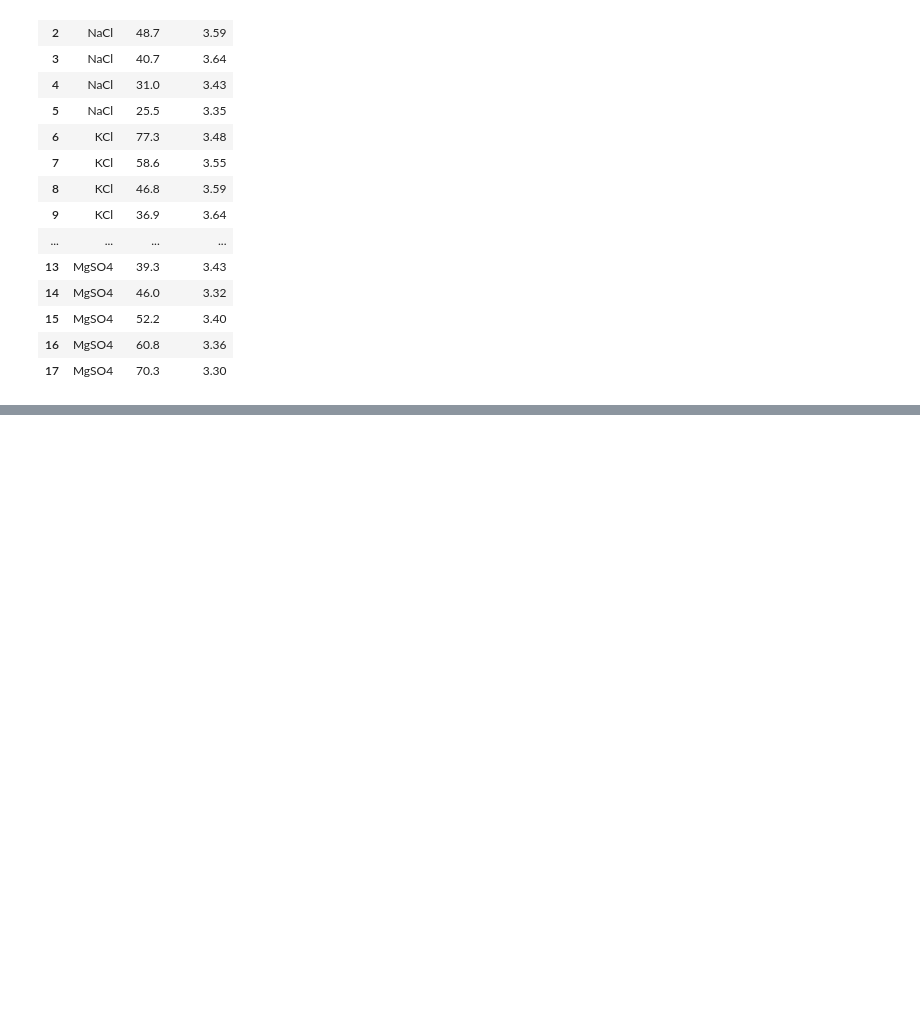
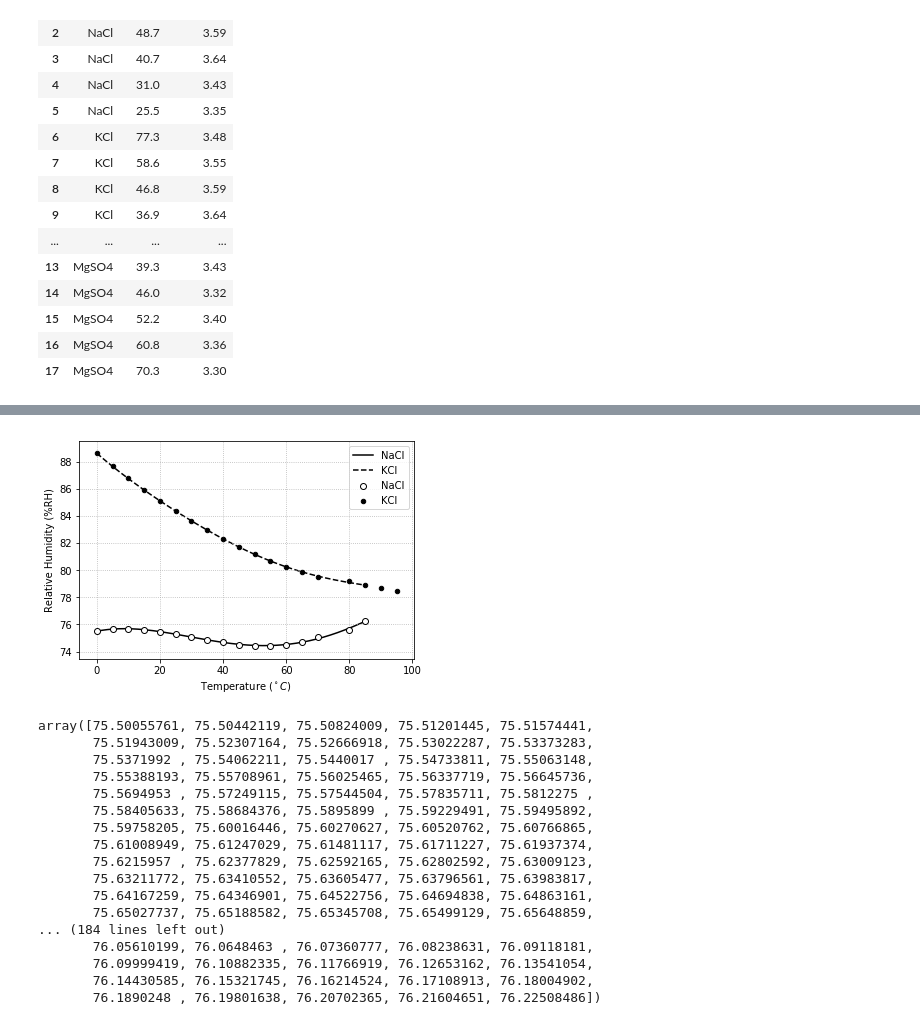
Before and after one commit to mmolter/ME303, a Jupyter notebook: Labs/Lab 3 - Humidity/analysis.ipynb, the cells around one changed output, grey strips where cells are left out. Saved outputs shown, nothing was run; the diff lists cells and outputs as text; code cells hidden in the pictures; blank space fills up the shorter version.

```diff
--- a/Labs/Lab 3 - Humidity/analysis.ipynb
+++ b/Labs/Lab 3 - Humidity/analysis.ipynb
@@ -53,0 +100,43 @@ plt.show()
+# %%
+T = np.linspace(0, 85, 1000)
+
+c1 = np.polyfit(omega[omega['NaCl'].notnull()]['TEMP'], omega[omega['NaCl'].notnull()]['NaCl'], 5)
+c2 = np.polyfit(omega[omega['KCl'].notnull()]['TEMP'],  omega[omega['KCl'].notnull()]['KCl'],  5)
+
+f_NaCl = np.poly1d(c1)
+f_KCl  = np.poly1d(c2)
+
+plt.plot(T, f_NaCl(T), linewidth=1.5, linestyle='-',  c='k', zorder=1, label='NaCl')
+plt.plot(T, f_KCl(T),  linewidth=1.5, linestyle='--', c='k', zorder=1, label='KCl')
+
+plt.scatter(omega['TEMP'], omega['NaCl'], edgecolor='k', color='w', zorder=2)
+plt.scatter(omega['TEMP'], omega['KCl'],  edgecolor='k', color='k', zorder=2, s=20)
+
+plt.xlabel('Temperature ($^\circ C$)')
+plt.ylabel('Relative Humidity (%RH)')
+
+plt.grid(linestyle=':')
+plt.legend()
+
+plt.show()
+
+f(T)
+# %% [output]
+[figure, added]
+array([75.50055761, 75.50442119, 75.50824009, 75.51201445, 75.51574441,
+       75.51943009, 75.52307164, 75.52666918, 75.53022287, 75.53373283,
+       75.5371992 , 75.54062211, 75.5440017 , 75.54733811, 75.55063148,
+       75.55388193, 75.55708961, 75.56025465, 75.56337719, 75.56645736,
+       75.5694953 , 75.57249115, 75.57544504, 75.57835711, 75.5812275 ,
+       75.58405633, 75.58684376, 75.5895899 , 75.59229491, 75.59495892,
+       75.59758205, 75.60016446, 75.60270627, 75.60520762, 75.60766865,
+       75.61008949, 75.61247029, 75.61481117, 75.61711227, 75.61937374,
+       75.6215957 , 75.62377829, 75.62592165, 75.62802592, 75.63009123,
+       75.63211772, 75.63410552, 75.63605477, 75.63796561, 75.63983817,
+       75.64167259, 75.64346901, 75.64522756, 75.64694838, 75.64863161,
+       75.65027737, 75.65188582, 75.65345708, 75.65499129, 75.65648859,
+... (184 lines left out)
+       76.05610199, 76.0648463 , 76.07360777, 76.08238631, 76.09118181,
+       76.09999419, 76.10882335, 76.11766919, 76.12653162, 76.13541054,
+       76.14430585, 76.15321745, 76.16214524, 76.17108913, 76.18004902,
+       76.1890248 , 76.19801638, 76.20702365, 76.21604651, 76.22508486])
```
Also changed, not shown: parts of 5 cells of this notebook, 6 other files.
